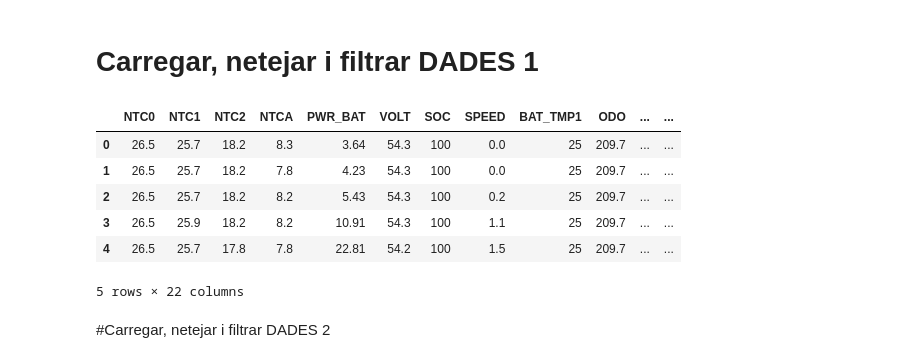
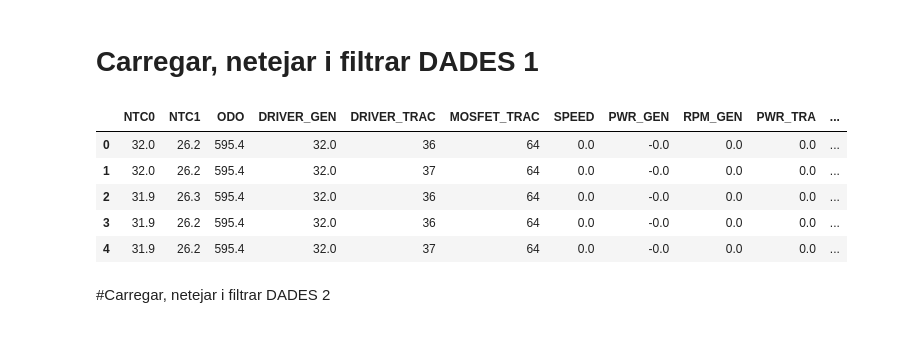
Before and after one commit to NicheMobility/datalogger, a Jupyter notebook: Data_logger.ipynb, the cells around one changed output. Drawn from its saved outputs; the diff is of its cells as text; code cells hidden in the pictures.

```diff
--- a/Data_logger.ipynb
+++ b/Data_logger.ipynb
@@ -18,11 +18,14 @@ drive.mount('/content/drive')
 base_path = '/content/drive/MyDrive/Data_logger'
 # %% [output]
 Mounted at /content/drive
+# %%
+mostra = 200
+file1 = "IMU-4E.csv"
+file2 = "dades 6.csv"  # canviar-ho si cal
 # %% [markdown]
 # Carregar, netejar i filtrar DADES 1
 # %%
 #Definir periode de mostreix en milisegons:
-mostra = 500
 mostra = mostra/1000
 # =========================
 # BLOC 0: definicions
@@ -36,42 +39,40 @@ def filtre_passa_baixos(serie, fs=(1/mostra), fc=0.1, order=3):
     fc: freqüència de tall (Hz)
     order: ordre del filtre
     """
     nyq = fs / 2
     normal_cutoff = fc / nyq
     b, a = signal.butter(order, normal_cutoff, btype='low', analog=False)
     return signal.filtfilt(b, a, serie)
 
 # =========================
 # BLOC 1: Carregar Dades 1, netejar i filtrar
 # =========================
 
 #file1 = "Niche1.csv"  # canviar-ho si cal
-file1 = "TEM-X-.csv"
 label1 = os.path.splitext(os.path.basename(file1))[0]
 full_path = os.path.join(base_path, file1)
-dades1 = pd.read_csv(full_path, sep=';', on_bad_lines='skip', decimal=',')  #pensar en posar un .
+dades1 = pd.read_csv(full_path, sep=';', on_bad_lines='skip', decimal='.')  #pensar en posar un .
 dades1["temps"] = np.arange(len(dades1)) * mostra + 0
 if "NTC0" in dades1:
   dades1["NTC0_filt"] = filtre_passa_baixos(dades1["NTC0"])
 if "NTC1" in dades1:
   dades1["NTC1_filt"] = filtre_passa_baixos(dades1["NTC1"])
 if "NTC2" in dades1:
   dades1["NTC2_filt"] = filtre_passa_baixos(dades1["NTC2"])
 if "NTCA" in dades1:
   dades1["NTCA_filt"] = filtre_passa_baixos(dades1["NTCA"])
 if "PWR_GEN" in dades1:
   dades1["PWR_GEN"] = -dades1["PWR_GEN"]
 if "RPM_GEN" in dades1:
   dades1["CAD_GEN"] = dades1["RPM_GEN"]/56.06
 dades1.head()
 # %% [output]
-|  | NTC0 | NTC1 | NTC2 | NTCA | PWR_BAT | VOLT | SOC | SPEED | BAT_TMP1 | ODO | ... | ... |
-| 0 | 26.5 | 25.7 | 18.2 | 8.3 | 3.64 | 54.3 | 100 | 0.0 | 25 | 209.7 | ... | ... |
-| 1 | 26.5 | 25.7 | 18.2 | 7.8 | 4.23 | 54.3 | 100 | 0.0 | 25 | 209.7 | ... | ... |
-| 2 | 26.5 | 25.7 | 18.2 | 8.2 | 5.43 | 54.3 | 100 | 0.2 | 25 | 209.7 | ... | ... |
-| 3 | 26.5 | 25.9 | 18.2 | 8.2 | 10.91 | 54.3 | 100 | 1.1 | 25 | 209.7 | ... | ... |
-| 4 | 26.5 | 25.7 | 17.8 | 7.8 | 22.81 | 54.2 | 100 | 1.5 | 25 | 209.7 | ... | ... |
+|  | NTC0 | NTC1 | ODO | DRIVER_GEN | DRIVER_TRAC | MOSFET_TRAC | SPEED | PWR_GEN | RPM_GEN | PWR_TRA | ... |
+| 0 | 32.0 | 26.2 | 595.4 | 32.0 | 36 | 64 | 0.0 | -0.0 | 0.0 | 0.0 | ... |
+| 1 | 32.0 | 26.2 | 595.4 | 32.0 | 37 | 64 | 0.0 | -0.0 | 0.0 | 0.0 | ... |
+| 2 | 31.9 | 26.3 | 595.4 | 32.0 | 36 | 64 | 0.0 | -0.0 | 0.0 | 0.0 | ... |
+| 3 | 31.9 | 26.2 | 595.4 | 32.0 | 36 | 64 | 0.0 | -0.0 | 0.0 | 0.0 | ... |
+| 4 | 31.9 | 26.2 | 595.4 | 32.0 | 37 | 64 | 0.0 | -0.0 | 0.0 | 0.0 | ... |
-5 rows × 22 columns
 # %% [markdown]
 #Carregar, netejar i filtrar DADES 2
 # %%
```
Also changed, not shown: parts of 3 cells of this notebook.
